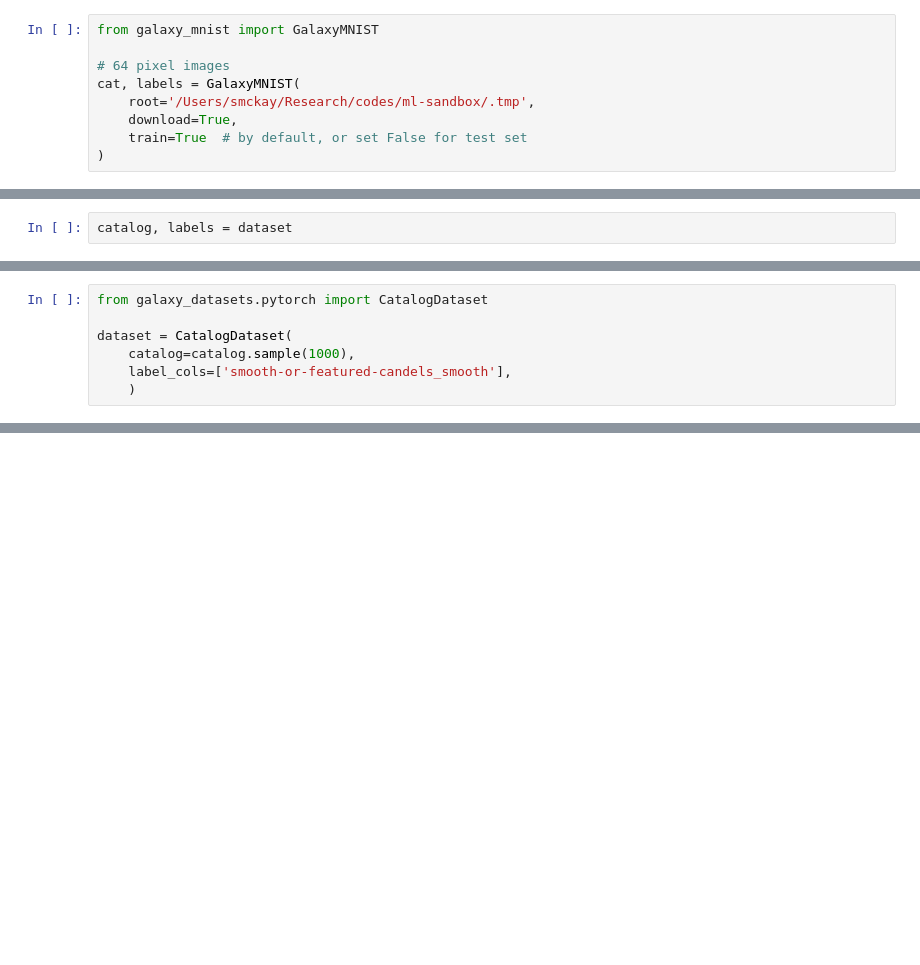
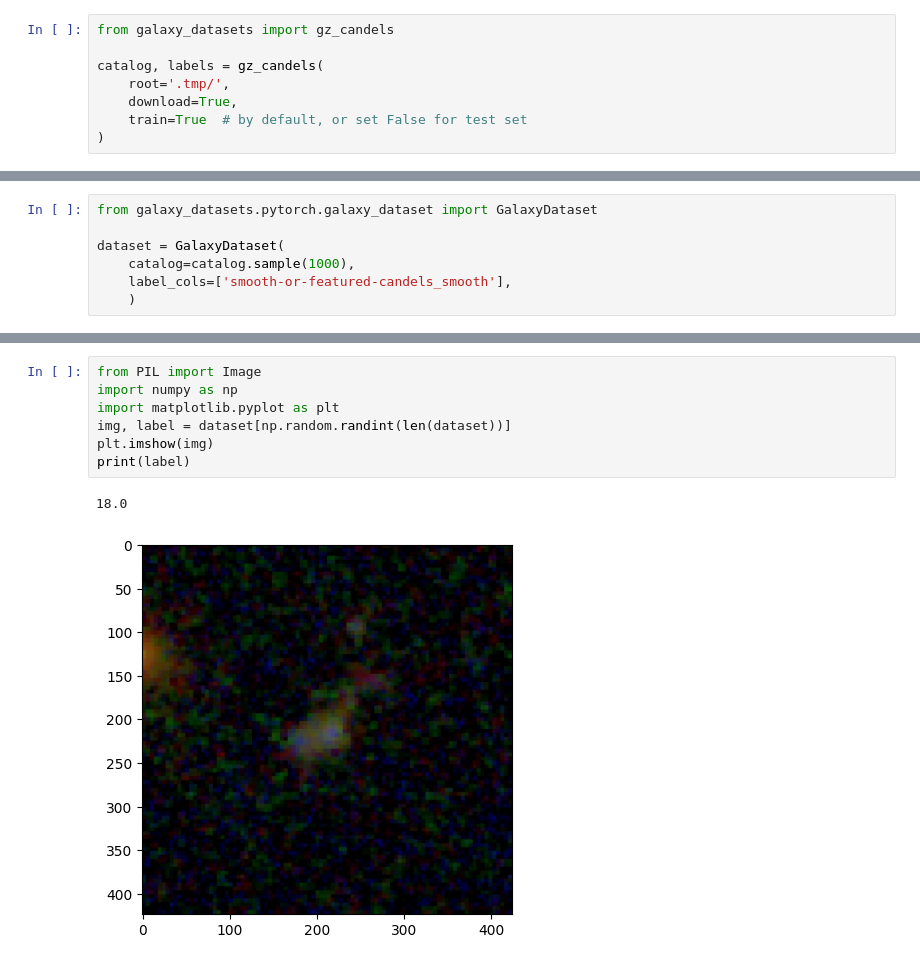
Before and after one commit to sjmckay/ml-sandbox, a Jupyter notebook: sandbox.ipynb, the cells around one changed output, grey strips where cells are left out. Drawn from its saved outputs; the diff is of its cells as text; blank space fills up the shorter version.

```diff
--- a/sandbox.ipynb
+++ b/sandbox.ipynb
@@ -1,9 +1,8 @@
 # %%
-from galaxy_mnist import GalaxyMNIST
+from galaxy_datasets import gz_candels
 
-# 64 pixel images
-cat, labels = GalaxyMNIST(
-    root='/Users/smckay/Research/codes/ml-sandbox/.tmp',
+catalog, labels = gz_candels(
+    root='.tmp/',
     download=True,
     train=True  # by default, or set False for test set
 )
@@ -25,2 +8,0 @@ Extracting .tmp/candels_images.tar.gz to .tmp/
-# %%
-catalog, labels = dataset
@@ -48,7 +9,7 @@ Index(['smooth-or-featured-candels_smooth',
 # %%
-from galaxy_datasets.pytorch import CatalogDataset
+from galaxy_datasets.pytorch.galaxy_dataset import GalaxyDataset
 
-dataset = CatalogDataset(
+dataset = GalaxyDataset(
     catalog=catalog.sample(1000),
     label_cols=['smooth-or-featured-candels_smooth'],
     )
@@ -56,0 +16,10 @@ ImportError: cannot import name 'CatalogDataset' from 'galaxy_datasets.pytorch'
+# %%
+from PIL import Image
+import numpy as np
+import matplotlib.pyplot as plt
+img, label = dataset[np.random.randint(len(dataset))]
+plt.imshow(img)
+print(label)
+# %% [output]
+18.0
+[figure, added]
```
Also changed, not shown: parts of 4 cells of this notebook.
